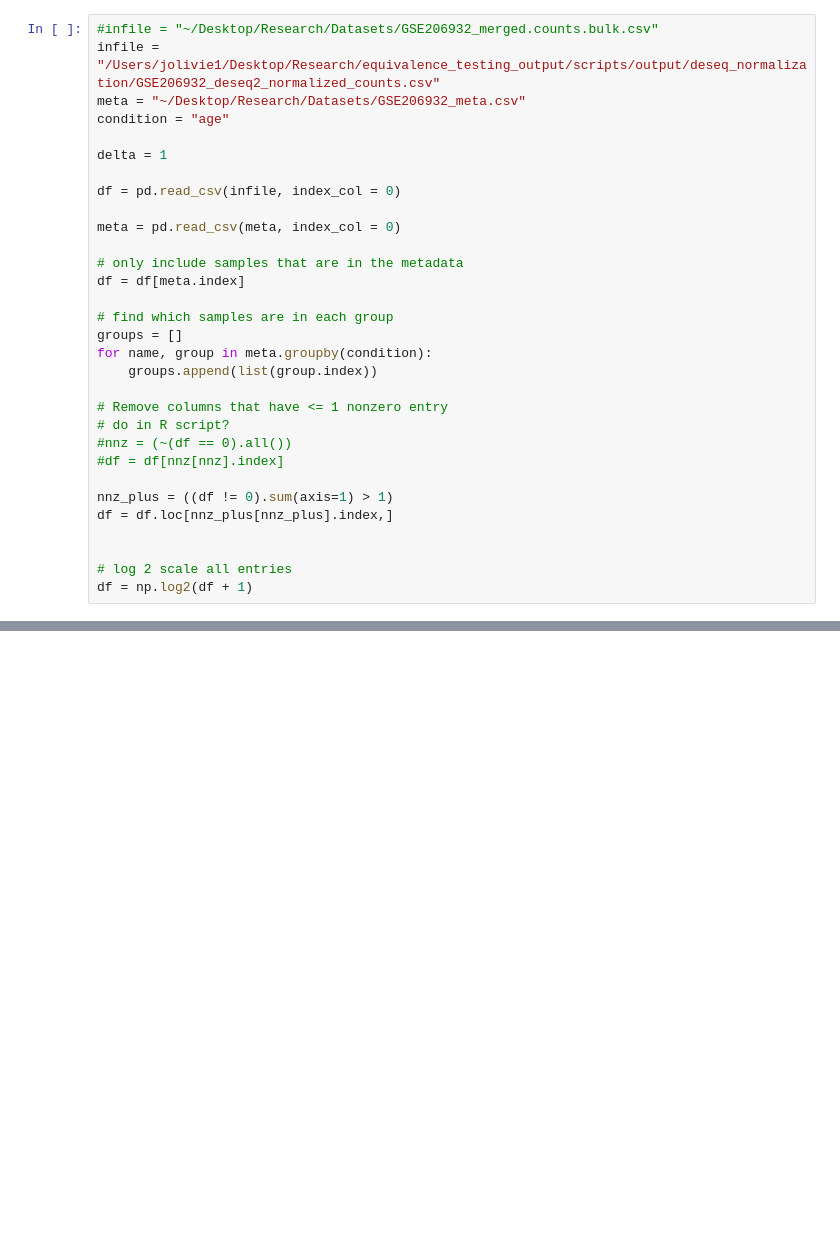
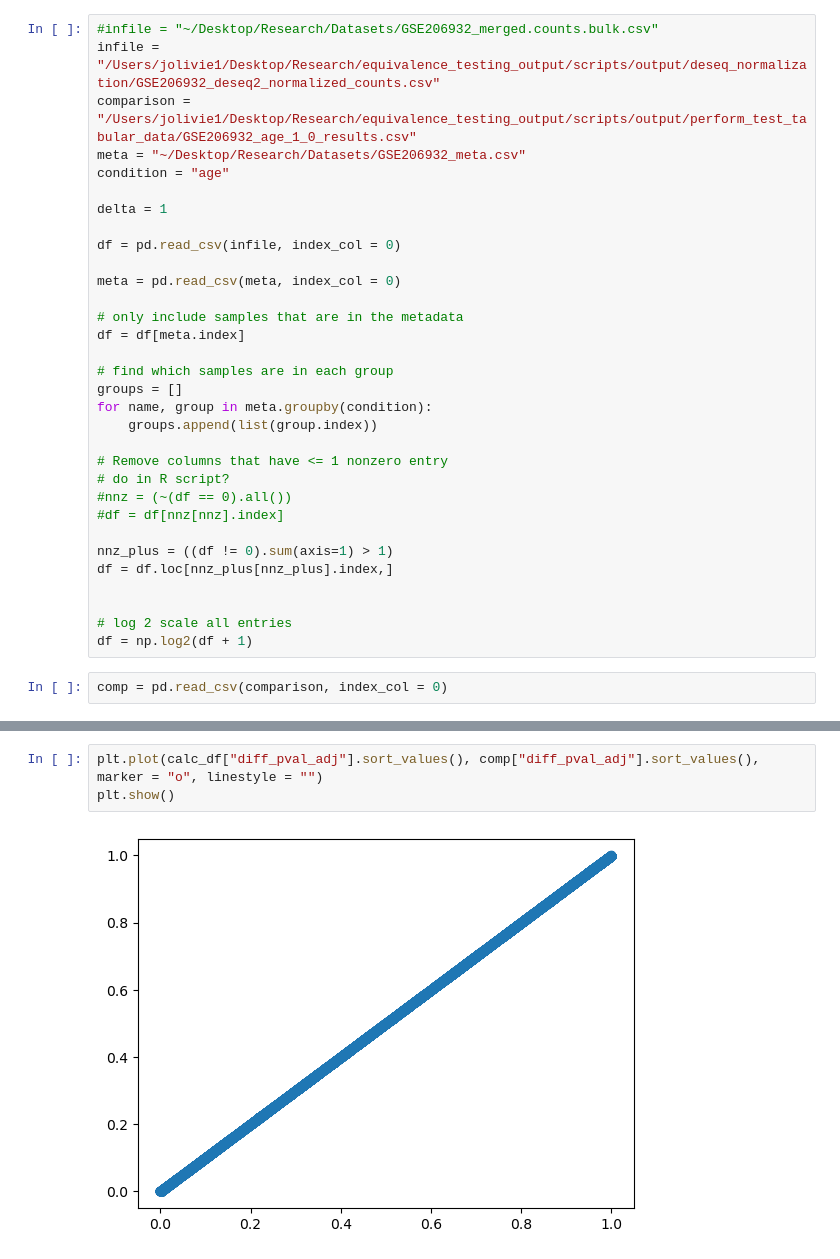
Before and after one commit to juliaolivieri/equivalence_testing, a Jupyter notebook: notebooks/vectorize_ttest.ipynb, the cells around one changed output, grey strips where cells are left out. Saved outputs shown, nothing was run; the diff lists cells and outputs as text; blank space fills up the shorter version.

```diff
--- a/notebooks/vectorize_ttest.ipynb
+++ b/notebooks/vectorize_ttest.ipynb
@@ -5,6 +8,7 @@ import scipy.stats as stats
 # %%
 #infile = "~/Desktop/Research/Datasets/GSE206932_merged.counts.bulk.csv"
 infile = "/Users/jolivie1/Desktop/Research/equivalence_testing_output/scripts/output/deseq_normalization/GSE206932_deseq2_normalized_counts.csv"
+comparison = "/Users/jolivie1/Desktop/Research/equivalence_testing_output/scripts/output/perform_test_tabular_data/GSE206932_age_1_0_results.csv"
 meta = "~/Desktop/Research/Datasets/GSE206932_meta.csv"
 condition = "age"
 
@@ -33,6 +37,8 @@ df = df.loc[nnz_plus[nnz_plus].index,]
 
 # log 2 scale all entries
 df = np.log2(df + 1)
+# %%
+comp = pd.read_csv(comparison, index_col = 0)
 # %%
 def degrees_freedom_welch(df):
     # see methods for formula
@@ -101,0 +120,5 @@ calc_df.sort_values("diff_pval")
+# %%
+plt.plot(calc_df["diff_pval_adj"].sort_values(), comp["diff_pval_adj"].sort_values(), marker = "o", linestyle = "")
+plt.show()
+# %% [output]
+[figure, added]
```
Also changed, not shown: parts of 18 cells of this notebook, 2 other files.
